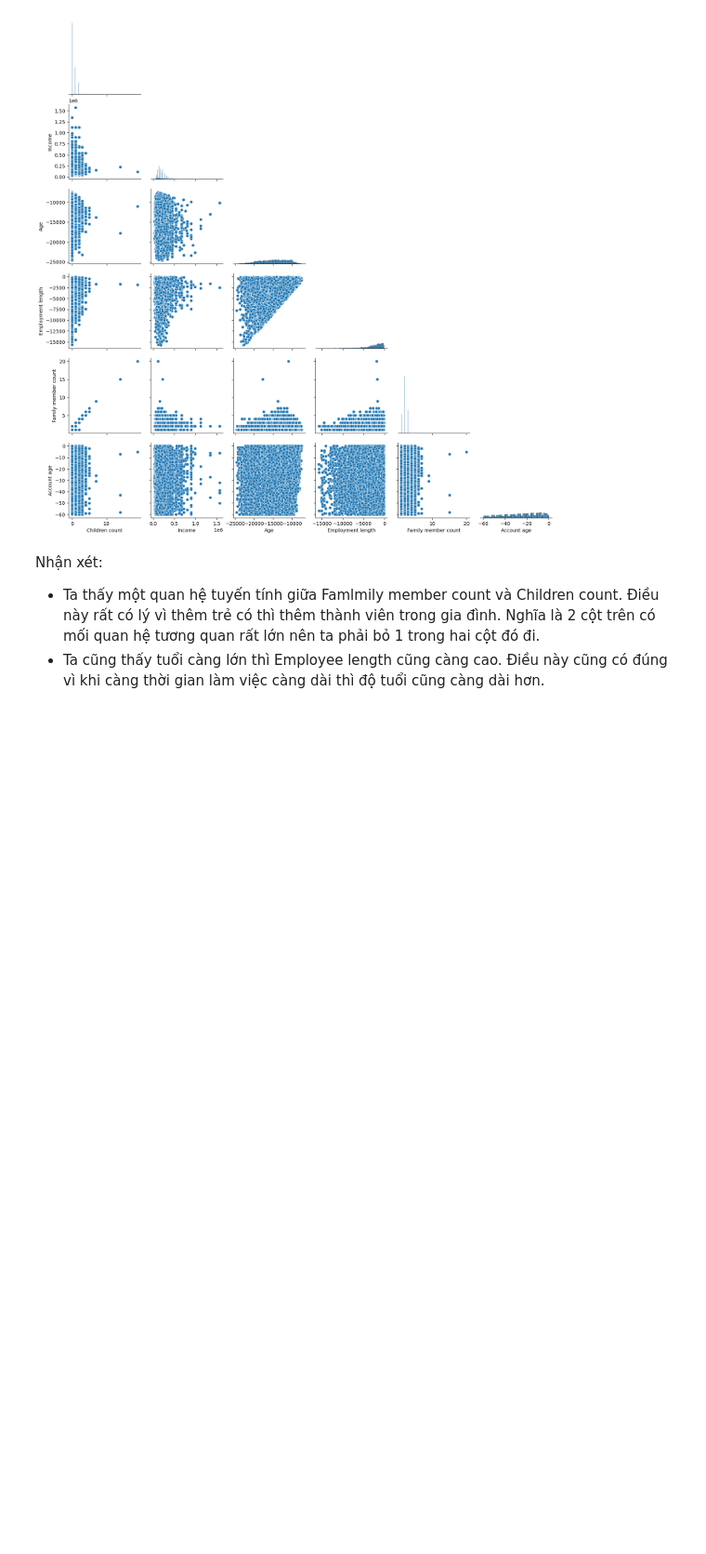
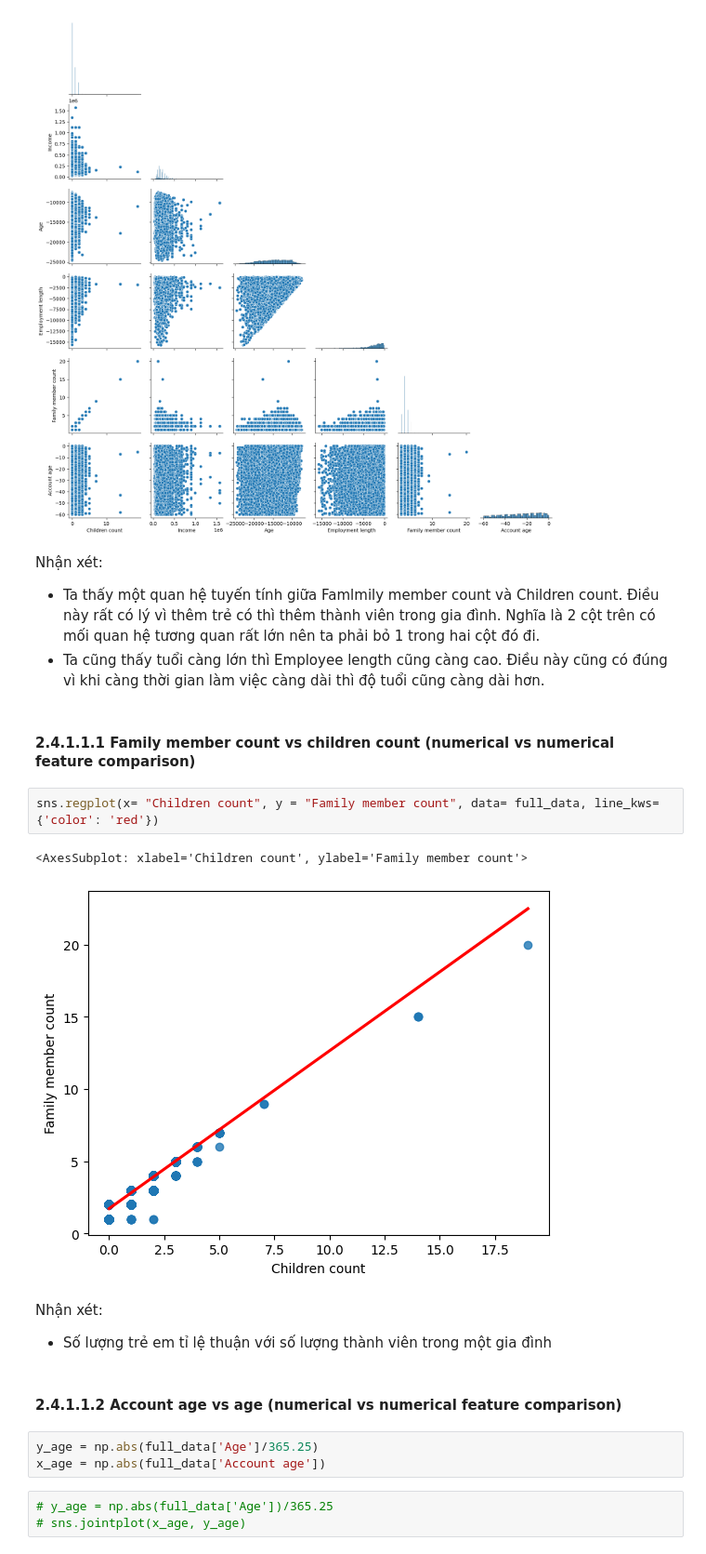
Before and after one commit to ngovanminh3232/credit_card_analyst, a Jupyter notebook: credit_analyst.ipynb, the cells around one changed output. Shown at 93% size. Cells and saved outputs as stored; diff of their text form; blank space fills up the shorter version.

```diff
--- a/solution2.ipynb
+++ b/credit_analyst.ipynb
@@ -1112,3 +1112,21 @@ plt.show()
 Nhận xét:
 - Ta thấy một quan hệ tuyến tính giữa Famlmily member count và Children count. Điều này rất có lý vì thêm trẻ có thì thêm thành viên trong gia đình. Nghĩa là 2 cột trên có mối quan hệ tương quan rất lớn nên ta phải bỏ 1 trong hai cột đó đi.
 - Ta cũng thấy tuổi càng lớn thì Employee length cũng càng cao. Điều này cũng có đúng vì khi càng thời gian làm việc càng dài thì độ tuổi cũng càng dài hơn.
+# %% [markdown]
+#### 2.4.1.1.1  Family member count vs children count (numerical vs numerical feature comparison)
+# %%
+sns.regplot(x= "Children count", y = "Family member count", data= full_data, line_kws={'color': 'red'})
+# %% [output]
+<AxesSubplot: xlabel='Children count', ylabel='Family member count'>
+[figure, added]
+# %% [markdown]
+Nhận xét:
+- Số lượng trẻ em tỉ lệ thuận với số lượng thành viên trong một gia đình
+# %% [markdown]
+#### 2.4.1.1.2 Account age vs age (numerical vs numerical feature comparison)
+# %%
+y_age = np.abs(full_data['Age']/365.25)
+x_age = np.abs(full_data['Account age'])
+# %%
+# y_age = np.abs(full_data['Age'])/365.25
+# sns.jointplot(x_age, y_age)
```
Also changed, not shown: parts of 2 cells of this notebook.
